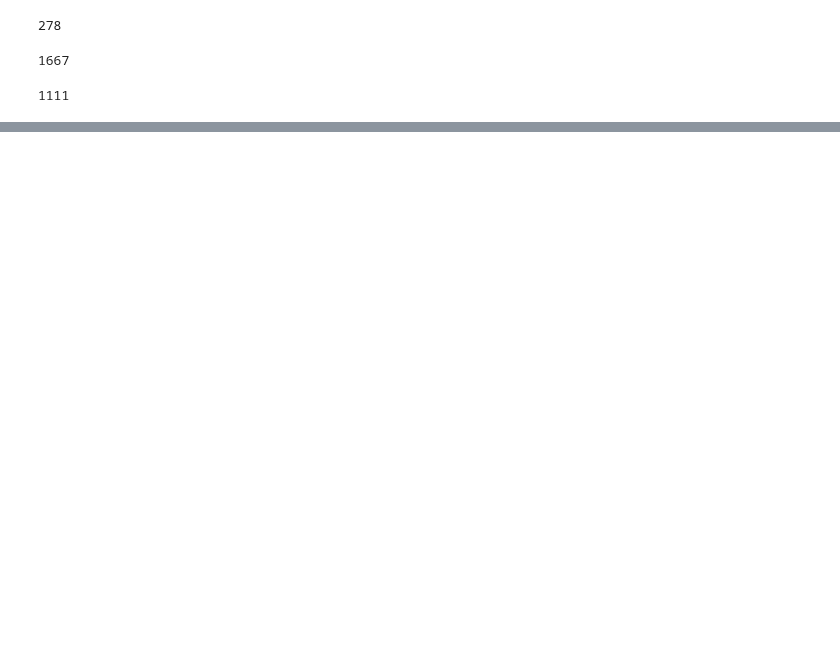
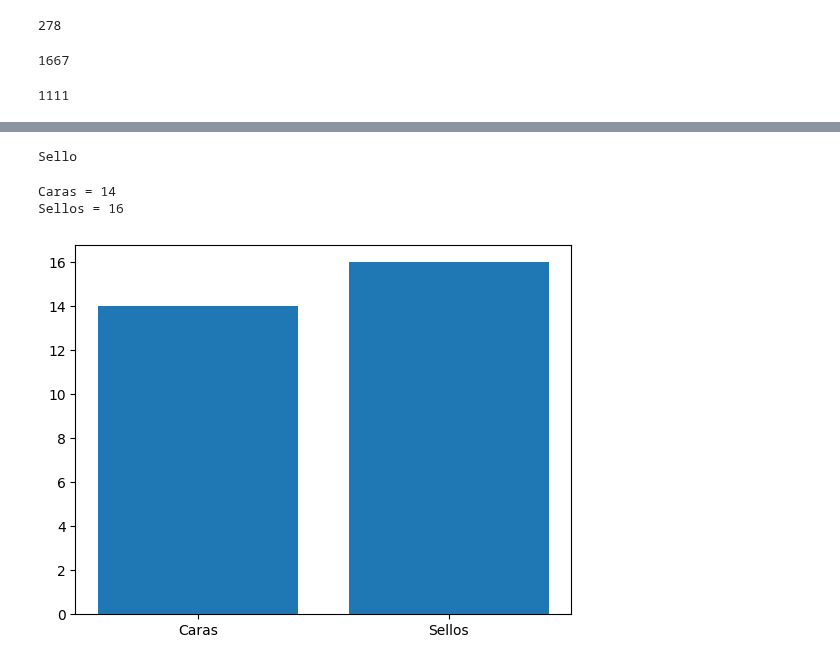
Before and after one commit to JhonZafra/Statistic_Concepts, a Jupyter notebook: SemanaIV/Simulaciones_P.ipynb, the cells around one changed output, grey strips where cells are left out. Cells and saved outputs as stored; diff of their text form; code cells hidden in the pictures; blank space fills up the shorter version.

```diff
--- a/SemanaIV/Simulaciones_P.ipynb
+++ b/SemanaIV/Simulaciones_P.ipynb
@@ -61,0 +80,27 @@ round(N * 1/9)
+# %%
+r = np.random.rand() # Genera números aleatorios entre 0 y 1.
+
+if r < 0.5:
+    print('Cara')
+else:
+    print('Sello')
+# %% [output]
+Sello
+# %%
+cara = 0
+sello = 0
+
+for n in range(30):
+    r = np.random.rand()
+    if r < 0.5:
+        cara += 1
+    else:
+        sello += 1
+
+print(f'Caras = {cara} \nSellos = {sello}')
+plt.bar(['Caras', 'Sellos'], [cara, sello])
+plt.show()
+# %% [output]
+Caras = 14
+Sellos = 16
+[figure, added]
```
Also changed, not shown: parts of 5 cells of this notebook.
